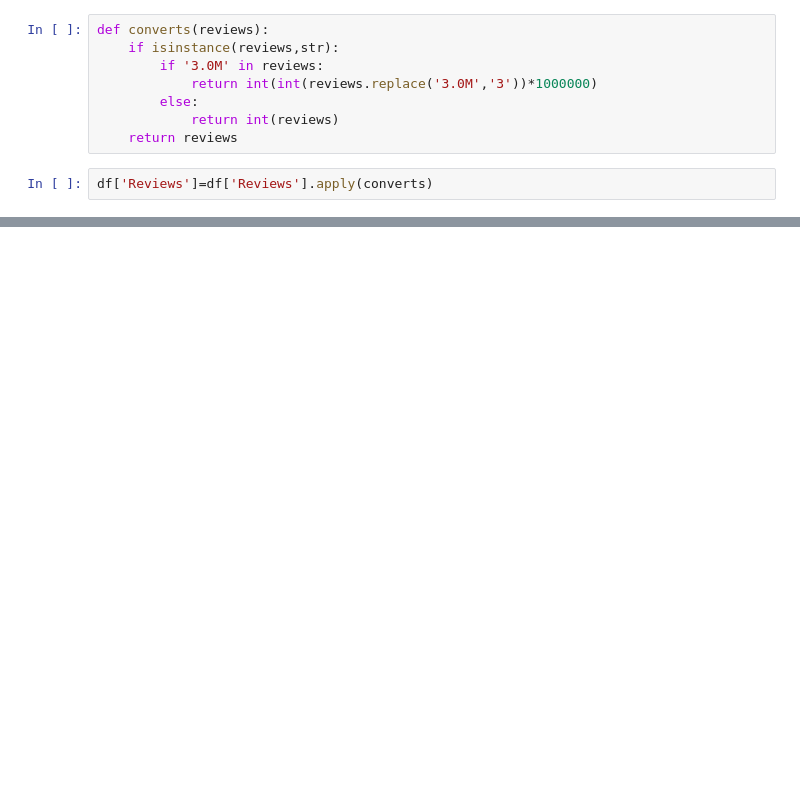
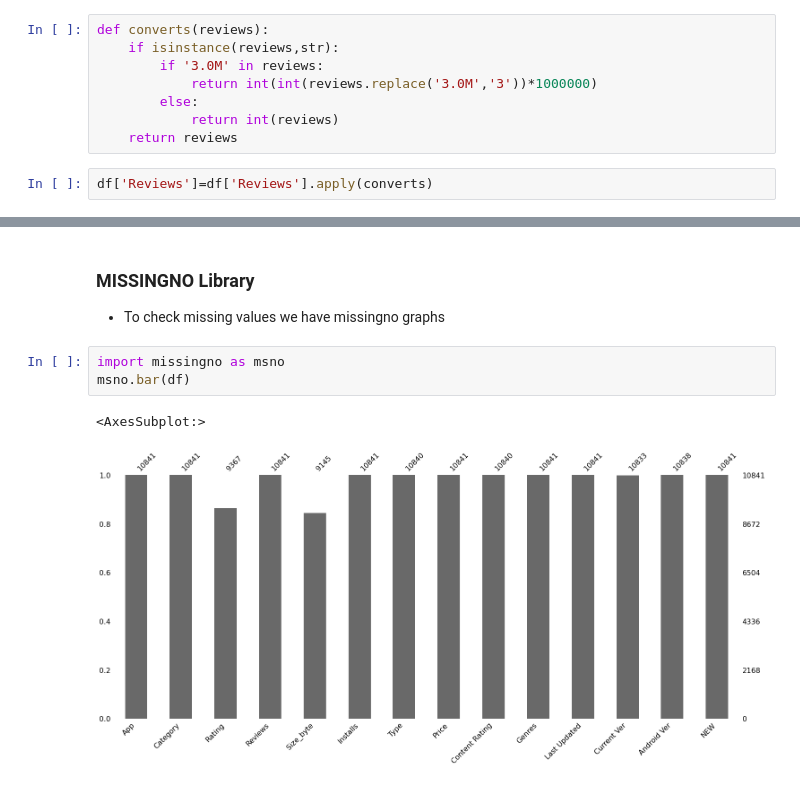
Before and after one commit to asfandyarsaeed1/Python-For-DataScience, a Jupyter notebook: Use_Cases_EDA/Use_Case1.ipynb, the cells around one changed output, grey strips where cells are left out. Cells and saved outputs as stored; diff of their text form; blank space fills up the shorter version.

```diff
--- a/Use_Cases_EDA/Use_Case1.ipynb
+++ b/Use_Cases_EDA/Use_Case1.ipynb
@@ -227,0 +357,9 @@ df['Size'].apply(lambda x:)
+# %% [markdown]
+### MISSINGNO Library
+* To check missing values we have missingno graphs
+# %%
+import missingno as msno
+msno.bar(df)
+# %% [output]
+<AxesSubplot:>
+[figure, added]
```
Also changed, not shown: parts of 38 cells of this notebook.
